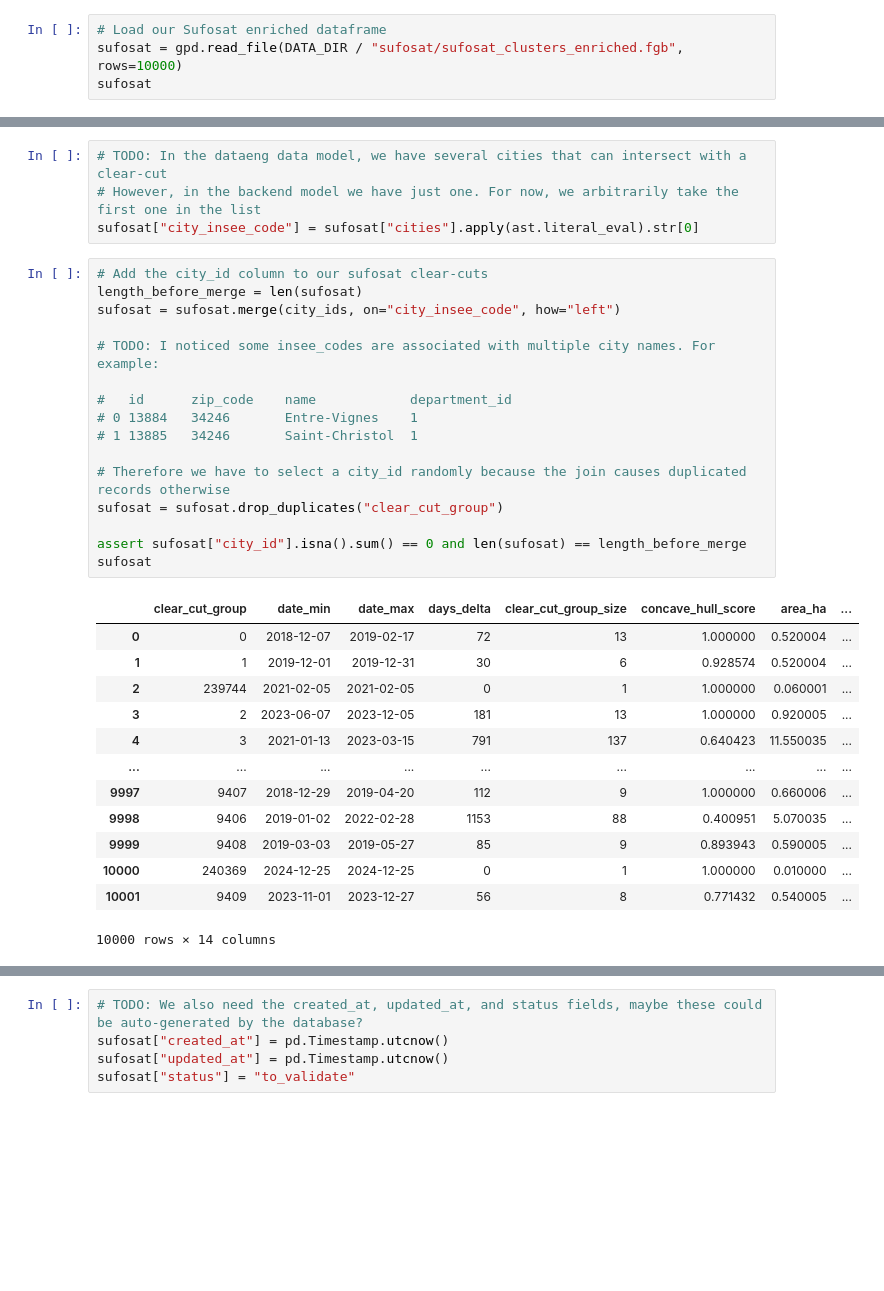
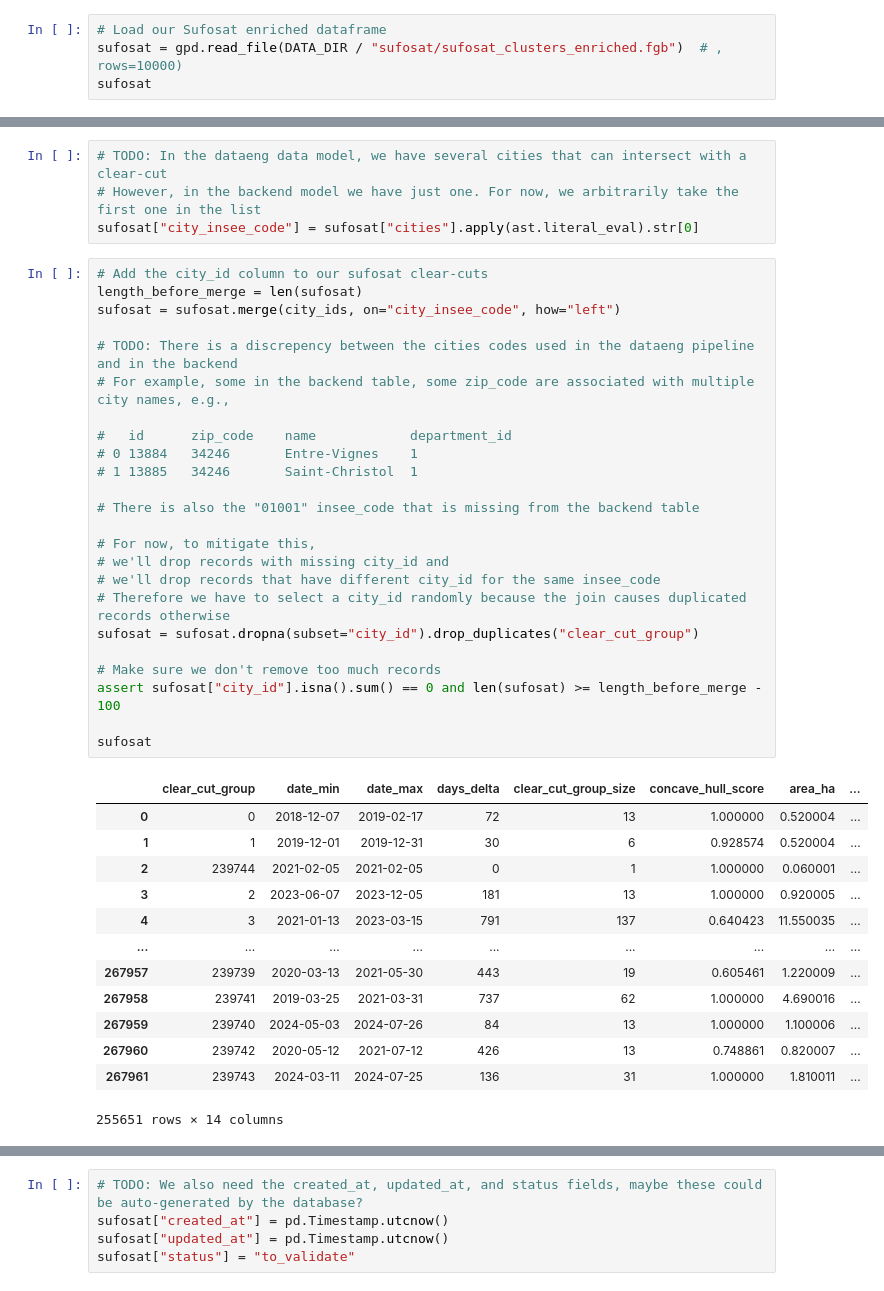
Before and after one commit to dataforgoodfr/13_brigade_coupes_rases, a Jupyter notebook: data_pipeline/bootstrap/notebooks/seed_database.ipynb, the cells around one changed output, grey strips where cells are left out. Drawn from its saved outputs; the diff is of its cells as text; blank space fills up the shorter version.

Commit message:
Seed the database with 250k records

```diff
--- a/data_pipeline/bootstrap/notebooks/seed_database.ipynb
+++ b/data_pipeline/bootstrap/notebooks/seed_database.ipynb
@@ -110,7 +110,7 @@ pd.read_sql("SELECT * FROM ecological_zonings LIMIT 10", con=engine)
 ## Seed the `clear_cuts_reports` table
 # %%
 # Load our Sufosat enriched dataframe
-sufosat = gpd.read_file(DATA_DIR / "sufosat/sufosat_clusters_enriched.fgb", rows=10000)
+sufosat = gpd.read_file(DATA_DIR / "sufosat/sufosat_clusters_enriched.fgb")  # , rows=10000)
 sufosat
 # %% [output]
 |  | clear_cut_group | date_min | date_max | days_delta | clear_cut_group_size | concave_hull_score | area_ha | ... |
@@ -153,33 +153,41 @@ sufosat["city_insee_code"] = sufosat["cities"].apply(ast.literal_eval).str[0]
 # %%
 # Add the city_id column to our sufosat clear-cuts
 length_before_merge = len(sufosat)
 sufosat = sufosat.merge(city_ids, on="city_insee_code", how="left")
 
-# TODO: I noticed some insee_codes are associated with multiple city names. For example:
+# TODO: There is a discrepency between the cities codes used in the dataeng pipeline and in the backend
+# For example, some in the backend table, some zip_code are associated with multiple city names, e.g.,
 
 #   id	    zip_code    name	        department_id
 # 0	13884	34246	    Entre-Vignes	1
 # 1	13885	34246	    Saint-Christol	1
 
+# There is also the "01001" insee_code that is missing from the backend table
+
+# For now, to mitigate this,
+# we'll drop records with missing city_id and
+# we'll drop records that have different city_id for the same insee_code
 # Therefore we have to select a city_id randomly because the join causes duplicated records otherwise
-sufosat = sufosat.drop_duplicates("clear_cut_group")
+sufosat = sufosat.dropna(subset="city_id").drop_duplicates("clear_cut_group")
 
-assert sufosat["city_id"].isna().sum() == 0 and len(sufosat) == length_before_merge
+# Make sure we don't remove too much records
+assert sufosat["city_id"].isna().sum() == 0 and len(sufosat) >= length_before_merge - 100
+
 sufosat
 # %% [output]
 |  | clear_cut_group | date_min | date_max | days_delta | clear_cut_group_size | concave_hull_score | area_ha | ... |
 | 0 | 0 | 2018-12-07 | 2019-02-17 | 72 | 13 | 1.000000 | 0.520004 | ... |
 | 1 | 1 | 2019-12-01 | 2019-12-31 | 30 | 6 | 0.928574 | 0.520004 | ... |
 | 2 | 239744 | 2021-02-05 | 2021-02-05 | 0 | 1 | 1.000000 | 0.060001 | ... |
 | 3 | 2 | 2023-06-07 | 2023-12-05 | 181 | 13 | 1.000000 | 0.920005 | ... |
 | 4 | 3 | 2021-01-13 | 2023-03-15 | 791 | 137 | 0.640423 | 11.550035 | ... |
 | ... | ... | ... | ... | ... | ... | ... | ... | ... |
-| 9997 | 9407 | 2018-12-29 | 2019-04-20 | 112 | 9 | 1.000000 | 0.660006 | ... |
-| 9998 | 9406 | 2019-01-02 | 2022-02-28 | 1153 | 88 | 0.400951 | 5.070035 | ... |
-| 9999 | 9408 | 2019-03-03 | 2019-05-27 | 85 | 9 | 0.893943 | 0.590005 | ... |
-| 10000 | 240369 | 2024-12-25 | 2024-12-25 | 0 | 1 | 1.000000 | 0.010000 | ... |
-| 10001 | 9409 | 2023-11-01 | 2023-12-27 | 56 | 8 | 0.771432 | 0.540005 | ... |
+| 267957 | 239739 | 2020-03-13 | 2021-05-30 | 443 | 19 | 0.605461 | 1.220009 | ... |
+| 267958 | 239741 | 2019-03-25 | 2021-03-31 | 737 | 62 | 1.000000 | 4.690016 | ... |
+| 267959 | 239740 | 2024-05-03 | 2024-07-26 | 84 | 13 | 1.000000 | 1.100006 | ... |
+| 267960 | 239742 | 2020-05-12 | 2021-07-12 | 426 | 13 | 0.748861 | 0.820007 | ... |
+| 267961 | 239743 | 2024-03-11 | 2024-07-25 | 136 | 31 | 1.000000 | 1.810011 | ... |
-10000 rows × 14 columns
+255651 rows × 14 columns
 # %%
 # Add the "slope_area_ratio_percentage" field
 # TODO: This field is a bit confusion, maybe we could use slope_area_ha instead
```
Also changed, not shown: parts of 16 cells of this notebook.
